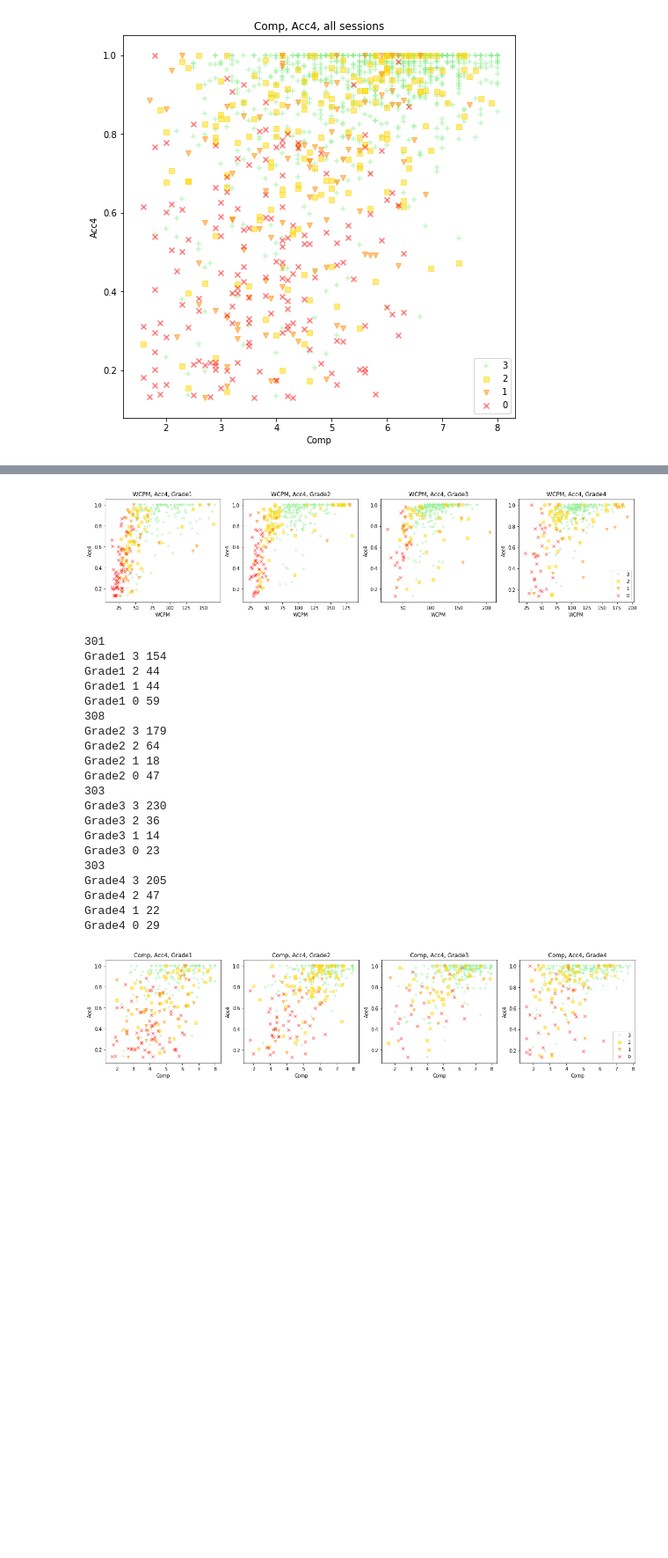
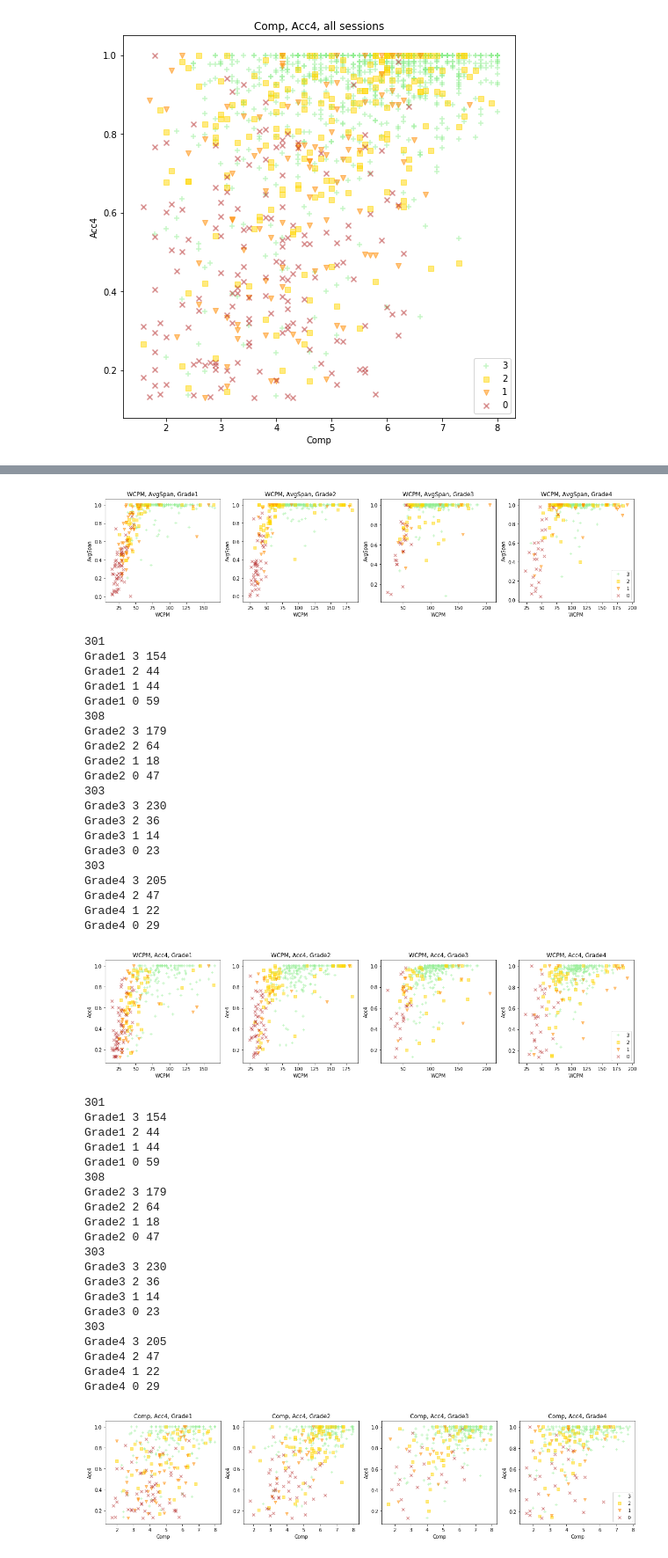
Before and after one commit to ycm/profiler, a Jupyter notebook: text-difficulty-prediction/scatterplots.ipynb, the cells around one changed output, grey strips where cells are left out. Shown at 88% size. Saved outputs shown, nothing was run; the diff lists cells and outputs as text; code cells hidden in the pictures; blank space fills up the shorter version.

```diff
--- a/text-difficulty-prediction/scatterplots.ipynb
+++ b/text-difficulty-prediction/scatterplots.ipynb
@@ -51,7 +73,7 @@ for grade_idx, grade in enumerate(['Grade1', 'Grade2', 'Grade3', 'Grade4']):
         form = grade + term
         wcpm = np.array(df.loc[df.Form == form].WCPM)
 
-        ax[grade_idx][term_idx].hist(wcpm, bins=20)
+        ax[grade_idx][term_idx].hist(wcpm, bins=20, color='cornflowerblue')
         ax[grade_idx][term_idx].set_title(form + ' WCPM')
         ax[grade_idx][term_idx].set_xlim(0, 175)
         ax[grade_idx][term_idx].set_ylim(0, 20)
@@ -69,7 +91,7 @@ for grade_idx, grade in enumerate(['Grade1', 'Grade2', 'Grade3', 'Grade4']):
         form = grade + term
         comp = np.array(df.loc[df.Form == form].Comp)
 
-        ax[grade_idx][term_idx].hist(comp, bins=15, color='forestgreen')
+        ax[grade_idx][term_idx].hist(comp, bins=15, color='mediumseagreen')
         ax[grade_idx][term_idx].set_title(form + ' Comp')
         ax[grade_idx][term_idx].set_xlim(0, 9)
         ax[grade_idx][term_idx].set_ylim(0, 20)
@@ -79,0 +102,16 @@ plt.tight_layout()
+# %%
+fig, ax =  plt.subplots(4, 3)
+fig.set_figheight(10)
+fig.set_figwidth(10)
+
+for grade_idx, grade in enumerate(['Grade1', 'Grade2', 'Grade3', 'Grade4']):
+    for term_idx, term in enumerate(['Fall', 'Winter', 'Spring']):
+        form = grade + term
+        accs = np.array(df.loc[df.Form == form].AvgSpan)
+        accs = np.array([x if x == x else 0 for x in accs])
+        ax[grade_idx][term_idx].hist(accs, bins=20, color='goldenrod')
+        ax[grade_idx][term_idx].set_title(form + ' AvgSpan^4')
+        ax[grade_idx][term_idx].set_xlim(0, 1)
+        ax[grade_idx][term_idx].set_ylim(0, 100)
+plt.tight_layout()
+#     break
@@ -136,7 +185,7 @@ def plot_two_features_by_grade(feature_1, feature_2):
 #         plt.figure(figsize=(8, 8))
         for gyor_numeric_value, gyor_color, gyor_marker in zip(
         [3, 2, 1, 0],
-        ['lightgreen', 'gold', 'darkorange', 'red'],
+        ['lightgreen', 'gold', 'darkorange', 'firebrick'],
         ['+', 's', 'v', 'x']):
             df_selected = df.loc[df.Grade == grade]
             if gyor_numeric_value == 3:
@@ -160,6 +209,7 @@ def plot_two_features_by_grade(feature_1, feature_2):
     plt.show()
 # %%
 plot_two_features_by_grade('WCPM', 'Comp')
+plot_two_features_by_grade('WCPM', 'AvgSpan')
 plot_two_features_by_grade('WCPM', 'Acc4')
 plot_two_features_by_grade('Comp', 'Acc4')
 # %% [output]
@@ -197,32 +247,53 @@ Grade2 0 47
 303
 Grade3 3 230
 Grade3 2 36
 Grade3 1 14
 Grade3 0 23
 303
 Grade4 3 205
 Grade4 2 47
 Grade4 1 22
 Grade4 0 29
-[figure, old version]
+[figure, new version]
 301
 Grade1 3 154
 Grade1 2 44
 Grade1 1 44
 Grade1 0 59
 308
 Grade2 3 179
 Grade2 2 64
 Grade2 1 18
 Grade2 0 47
 303
 Grade3 3 230
 Grade3 2 36
 Grade3 1 14
 Grade3 0 23
 303
 Grade4 3 205
 Grade4 2 47
 Grade4 1 22
 Grade4 0 29
-[figure, old version]
+[figure, new version]
+301
+Grade1 3 154
+Grade1 2 44
+Grade1 1 44
+Grade1 0 59
+308
+Grade2 3 179
+Grade2 2 64
+Grade2 1 18
+Grade2 0 47
+303
+Grade3 3 230
+Grade3 2 36
+Grade3 1 14
+Grade3 0 23
+303
+Grade4 3 205
+Grade4 2 47
+Grade4 1 22
+Grade4 0 29
+[figure, added]
```
Also changed, not shown: parts of 16 cells of this notebook, 2 other files.
